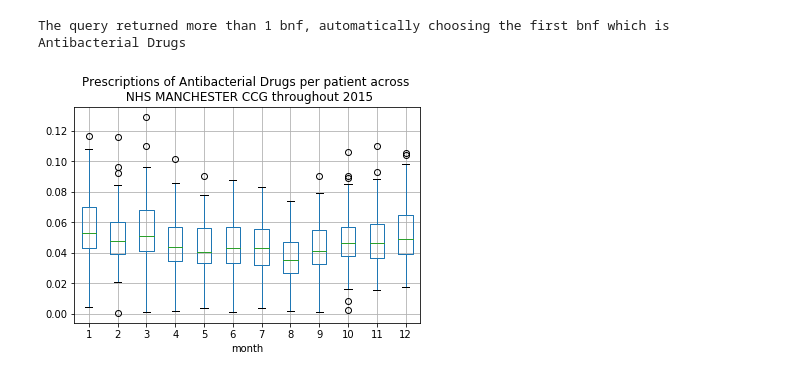
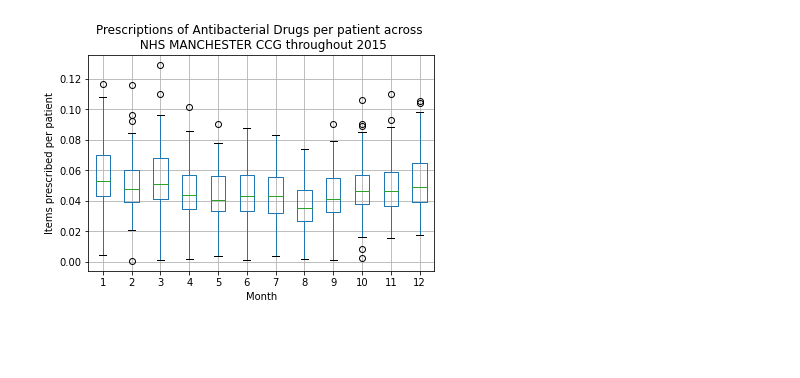
Before and after one commit to clarek20/Programming-project, a Jupyter notebook: Boxplot.ipynb, the cells around one changed output. Saved outputs shown, nothing was run; the diff lists cells and outputs as text; code cells hidden in the pictures; blank space fills up the shorter version.

Commit message:
Added readme.md and comments to Boxplot.ipynb

```diff
--- a/Boxplot.ipynb
+++ b/Boxplot.ipynb
@@ -27,22 +9,50 @@ IndentationError: unexpected indent (<ipython-input-69-902765151d82>, line 14)
 # %%
 def display_boxplot(ccg='14L', bnf = '5.1', year = False):
+    """Plot a boxplot of prescriptions for a particular bnf code for a given year.
+
+    Arguments:
+        ccg {string} -- A string representing a CCG, this can be a name e.g Manchester or a CCG code e.g 14L
+        bnf {string} -- A bnf code for a given BNF section e.g 5.1 for Antibacterial drugs
+        year {integer} -- A year for which to plot. (Optional, might be useful to look at monthly trends regardless of year)
+
+    Returns:
+        matplotlib plot -- A matplotlib box plot
+    """
+    # Get the CCG info using the function in api.py
     ccg_info = api.get_ccg_info(ccg)
+    # Get the bnf info using the function in api.py
     bnf_info = api.get_bnf_info(bnf)
-    df = api.get_merged_dataframe('14L', '5.1')
+
+    # Get a merged dataframe for the CCG for a BNF section
+    df = api.get_merged_dataframe(ccg_info['code'], bnf_info['id'])
+
+    # Calculate the items per patient
     df["items_per_patient"] = df["items"] / df["total_list_size"]
-    df["date"] = pd.to_datetime(df["date"])
+
+    # Convert the date column to a datetime column making it easier to plot
+    df["date"] = pd.to_datetime(df["date"])#
+
+    # Make a separate year and month column for filtering reasons
     df["month"] = [d.month for d in df['date']]
     df["year"] = [d.year for d in df['date']]
+
+    # If a year has been defined, filter by that year
     if year:
         df = df[df.year == year]
+
+    # Plot the dataframe using a boxplot
     plot = df.boxplot(column = 'items_per_patient', by = 'month')
+
+    # Set the plots titles
     plot.set_title(f"Prescriptions of {bnf_info['name']} per patient across \n {ccg_info['name']} throughout {year}")
     plot.figure.suptitle('')
+    plot.set_ylabel('Items prescribed per patient')
+    plot.set_xlabel('Month')
+
 
     return plot
-
-
-plot = display_boxplot('14L', '5.1', year = 2015)
-# %% [output]
-The query returned more than 1 bnf, automatically choosing the first bnf which is Antibacterial Drugs
-[figure, removed]
+# %%
+# Run the function for the Manchester CCG in the Antibacterial Drugs section
+plot = display_boxplot('manchester', 'Antibacterial Drugs', year = 2015)
+# %% [output]
+[figure, added]
```
Also changed, not shown: parts of 3 cells of this notebook, 3 other files.
